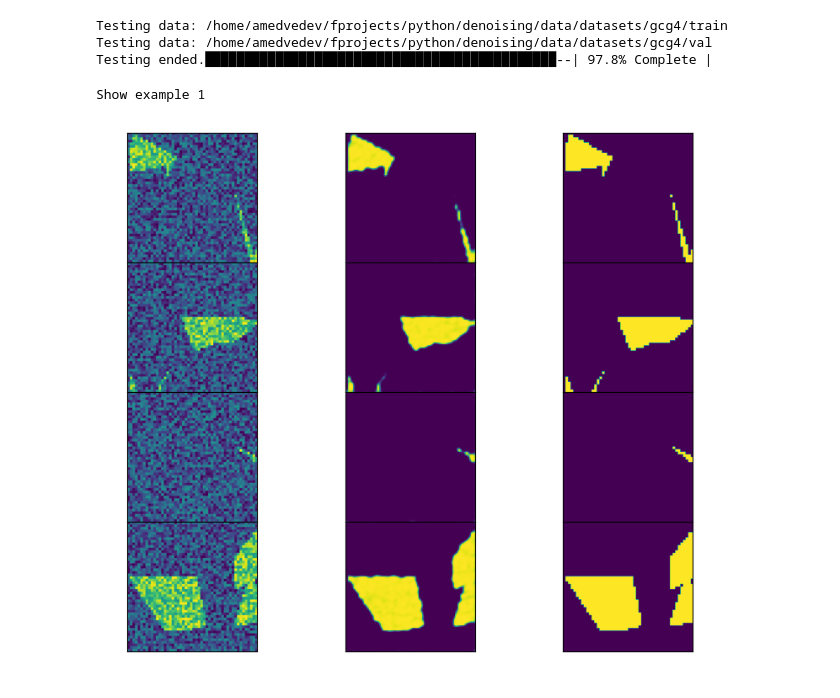
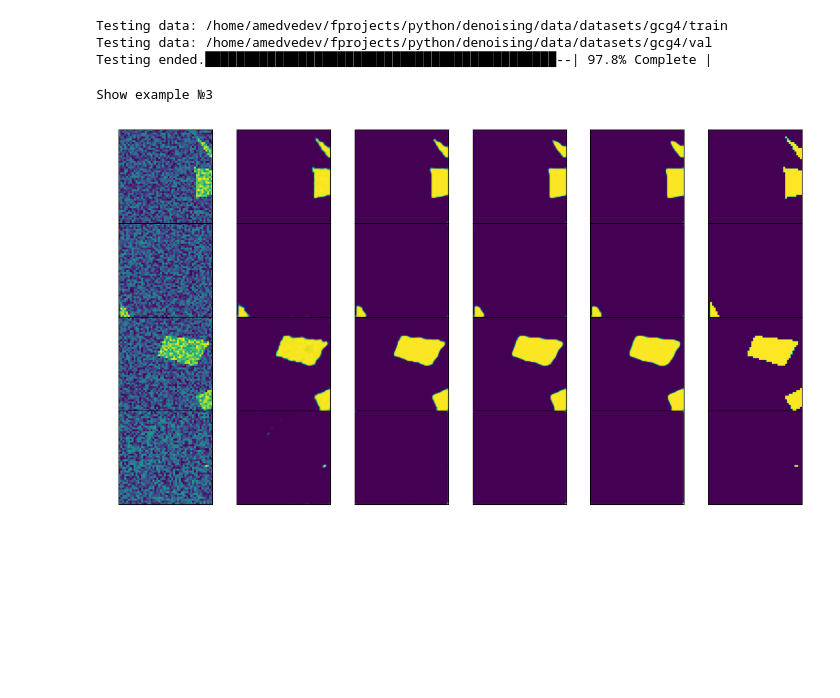
Before and after one commit to medaldev/DenoisingCNN, a Jupyter notebook: notebooks/denoiser_environment.ipynb, the cells around one changed output. Saved outputs shown, nothing was run; the diff lists cells and outputs as text; code cells hidden in the pictures; blank space fills up the shorter version.

Commit message:
op_count support

```diff
--- a/notebooks/denoiser_environment.ipynb
+++ b/notebooks/denoiser_environment.ipynb
@@ -57,7 +57,7 @@ Testing data: /home/amedvedev/fprojects/python/denoising/data/datasets/gcg4/trai
 Testing data: /home/amedvedev/fprojects/python/denoising/data/datasets/gcg4/val
 Testing ended.█████████████████████████████████████████████--| 97.8% Complete |
 # %%
-env.show_single(concrete=None, figsize=(10, 8))
+env.show_single(concrete=3, op_count=4, figsize=(15, 8))
 # %% [output]
-Show example 1
+Show example №3
-[figure, old version]
+[figure, new version]
```
Also changed, not shown: 1 other file.
